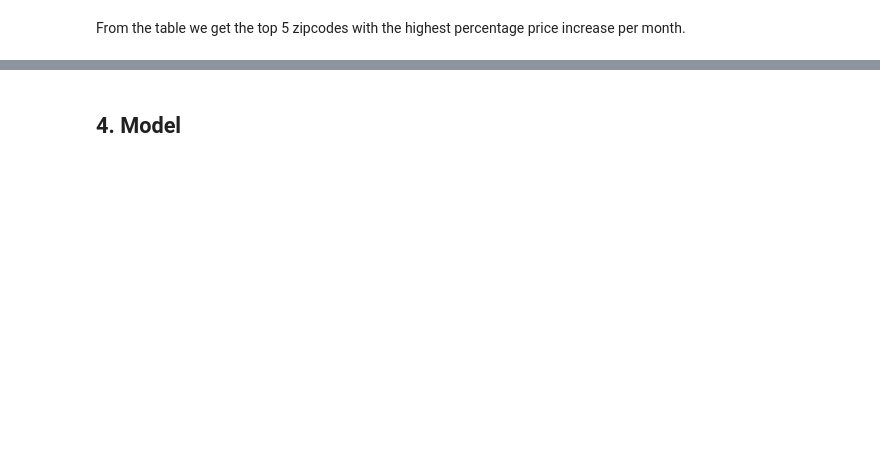
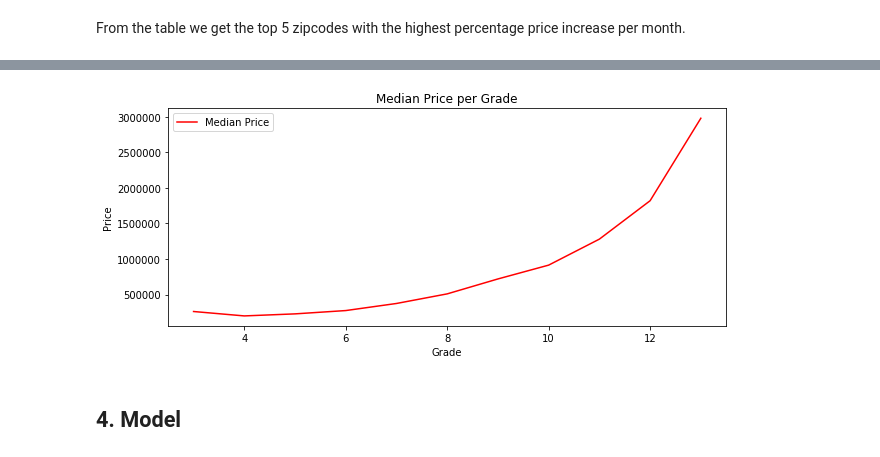
Before and after one commit to feraguilari/dsc-1-final-project-online-ds-pt-021119, a Jupyter notebook: student.ipynb, the cells around one changed output, grey strips where cells are left out. Saved outputs shown, nothing was run; the diff lists cells and outputs as text; code cells hidden in the pictures; blank space fills up the shorter version.

```diff
--- a/student.ipynb
+++ b/student.ipynb
@@ -526,2 +471,13 @@ df_livlotr.plot()
+# %%
+df_grade=df[['grade','price']].groupby('grade').median().copy()
+df_grade.reset_index(inplace=True)
+fig = plt.figure(figsize=(10, 4))
+fig = sns.lineplot(x='grade', y='price', color='red',data=df_grade, label='Median Price')
+plt.ylabel('Price')
+plt.xlabel('Grade')
+plt.title('Median Price per Grade')
+plt.show()
+# %% [output]
+[figure, added]
 # %% [markdown]
 ## 4. Model
```
Also changed, not shown: parts of 14 cells of this notebook.
